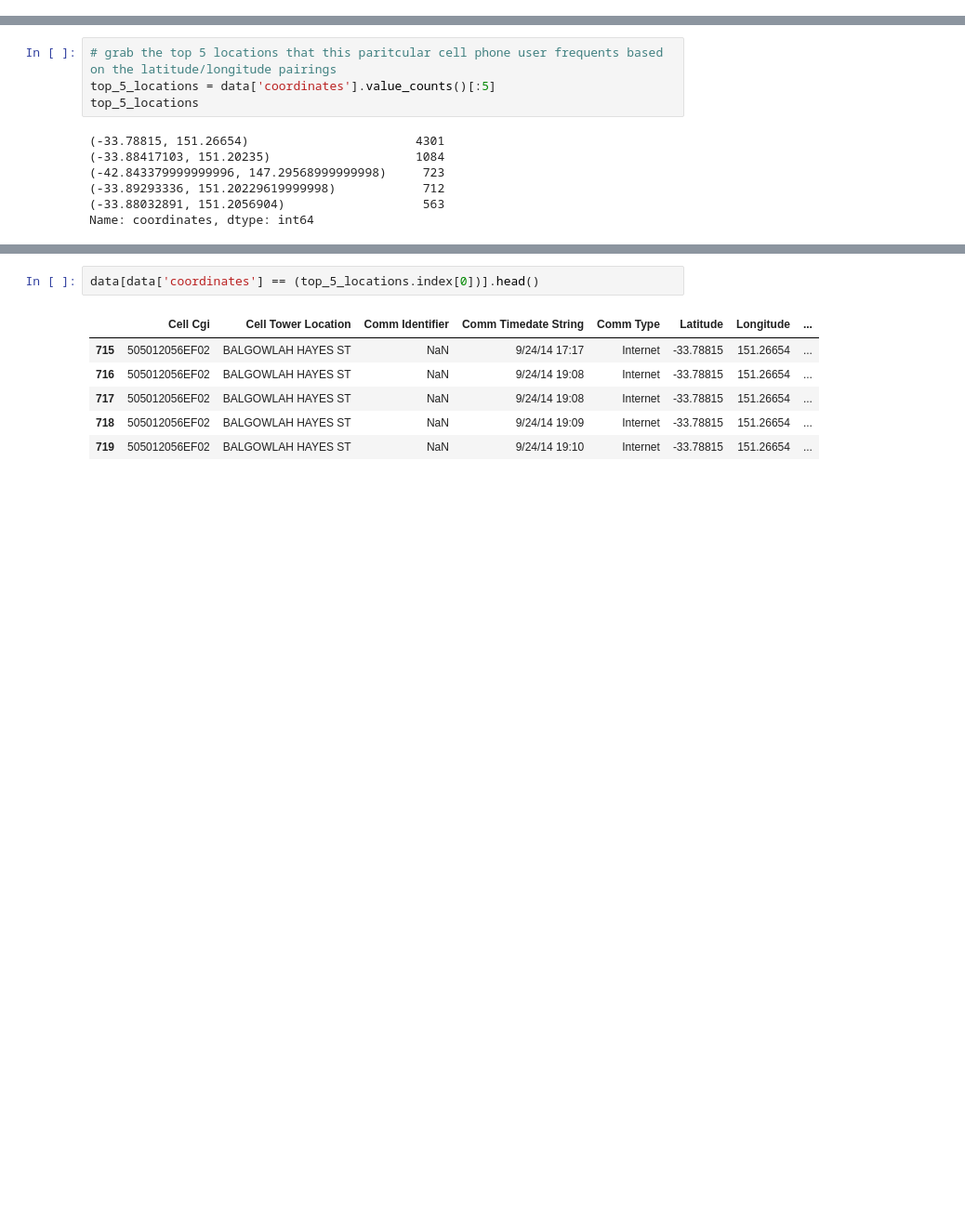
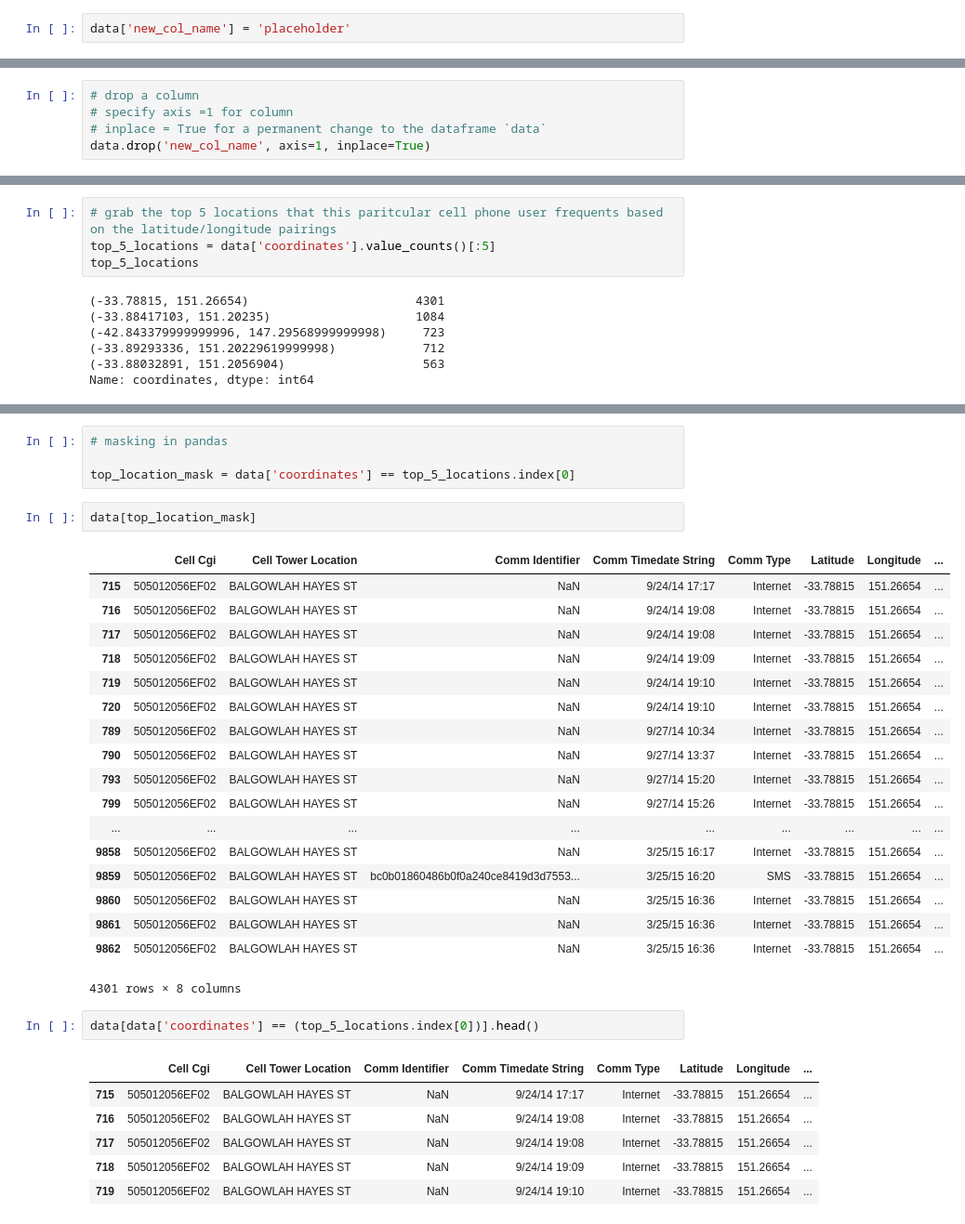
Before and after one commit to godsylla/visualizing-geodata_folium-bokeh-demo-, a Jupyter notebook: Folium_Demo.ipynb, the cells around one changed output, grey strips where cells are left out. Shown at 93% size. Saved outputs shown, nothing was run; the diff lists cells and outputs as text; blank space fills up the shorter version.

```diff
--- a/Folium_Demo.ipynb
+++ b/Folium_Demo.ipynb
@@ -221,0 +383,2 @@ _ = sns.boxplot(data['Longitude'])
+# %%
+data['new_col_name'] = 'placeholder'
@@ -221,0 +394,5 @@ _ = sns.boxplot(data['Longitude'])
+# %%
+# drop a column
+# specify axis =1 for column
+# inplace = True for a permanent change to the dataframe `data`
+data.drop('new_col_name', axis=1, inplace=True)
@@ -239,3 +473,28 @@ Name: coordinates, dtype: int64
+# %%
+# masking in pandas
+
+top_location_mask = data['coordinates'] == top_5_locations.index[0]
+# %%
+data[top_location_mask]
+# %% [output]
+|  | Cell Cgi | Cell Tower Location | Comm Identifier | Comm Timedate String | Comm Type | Latitude | Longitude | ... |
+| 715 | 505012056EF02 | BALGOWLAH HAYES ST | NaN | 9/24/14 17:17 | Internet | -33.78815 | 151.26654 | ... |
+| 716 | 505012056EF02 | BALGOWLAH HAYES ST | NaN | 9/24/14 19:08 | Internet | -33.78815 | 151.26654 | ... |
+| 717 | 505012056EF02 | BALGOWLAH HAYES ST | NaN | 9/24/14 19:08 | Internet | -33.78815 | 151.26654 | ... |
+| 718 | 505012056EF02 | BALGOWLAH HAYES ST | NaN | 9/24/14 19:09 | Internet | -33.78815 | 151.26654 | ... |
+| 719 | 505012056EF02 | BALGOWLAH HAYES ST | NaN | 9/24/14 19:10 | Internet | -33.78815 | 151.26654 | ... |
+| 720 | 505012056EF02 | BALGOWLAH HAYES ST | NaN | 9/24/14 19:10 | Internet | -33.78815 | 151.26654 | ... |
+| 789 | 505012056EF02 | BALGOWLAH HAYES ST | NaN | 9/27/14 10:34 | Internet | -33.78815 | 151.26654 | ... |
+| 790 | 505012056EF02 | BALGOWLAH HAYES ST | NaN | 9/27/14 13:37 | Internet | -33.78815 | 151.26654 | ... |
+| 793 | 505012056EF02 | BALGOWLAH HAYES ST | NaN | 9/27/14 15:20 | Internet | -33.78815 | 151.26654 | ... |
+| 799 | 505012056EF02 | BALGOWLAH HAYES ST | NaN | 9/27/14 15:26 | Internet | -33.78815 | 151.26654 | ... |
+| ... | ... | ... | ... | ... | ... | ... | ... | ... |
+| 9858 | 505012056EF02 | BALGOWLAH HAYES ST | NaN | 3/25/15 16:17 | Internet | -33.78815 | 151.26654 | ... |
+| 9859 | 505012056EF02 | BALGOWLAH HAYES ST | bc0b01860486b0f0a240ce8419d3d7553... | 3/25/15 16:20 | SMS | -33.78815 | 151.26654 | ... |
+| 9860 | 505012056EF02 | BALGOWLAH HAYES ST | NaN | 3/25/15 16:36 | Internet | -33.78815 | 151.26654 | ... |
+| 9861 | 505012056EF02 | BALGOWLAH HAYES ST | NaN | 3/25/15 16:36 | Internet | -33.78815 | 151.26654 | ... |
+| 9862 | 505012056EF02 | BALGOWLAH HAYES ST | NaN | 3/25/15 16:36 | Internet | -33.78815 | 151.26654 | ... |
+4301 rows × 8 columns
 # %%
 data[data['coordinates'] == (top_5_locations.index[0])].head()
 # %% [output]
```
Also changed, not shown: parts of 33 cells of this notebook, 1 other file.
